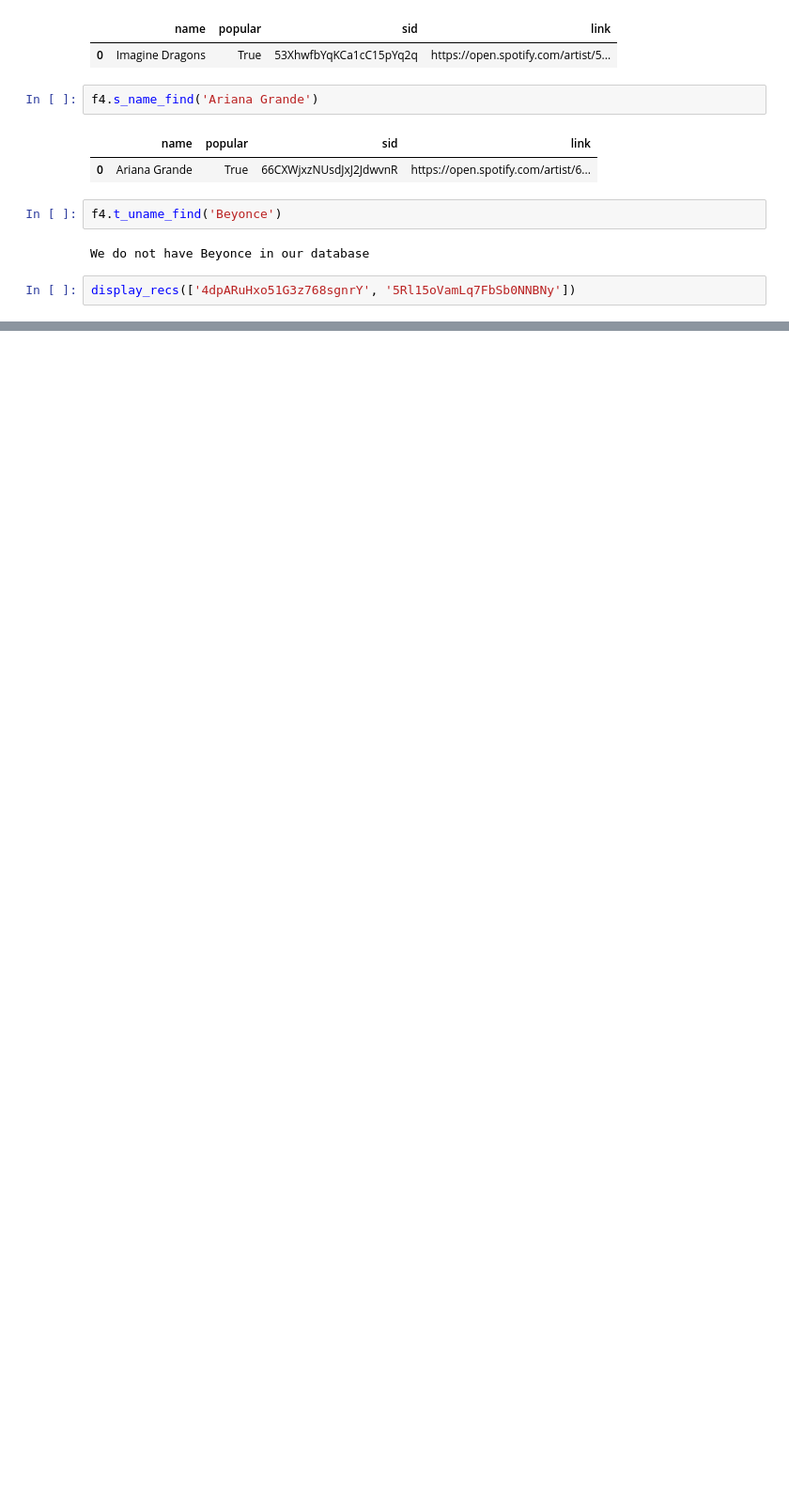
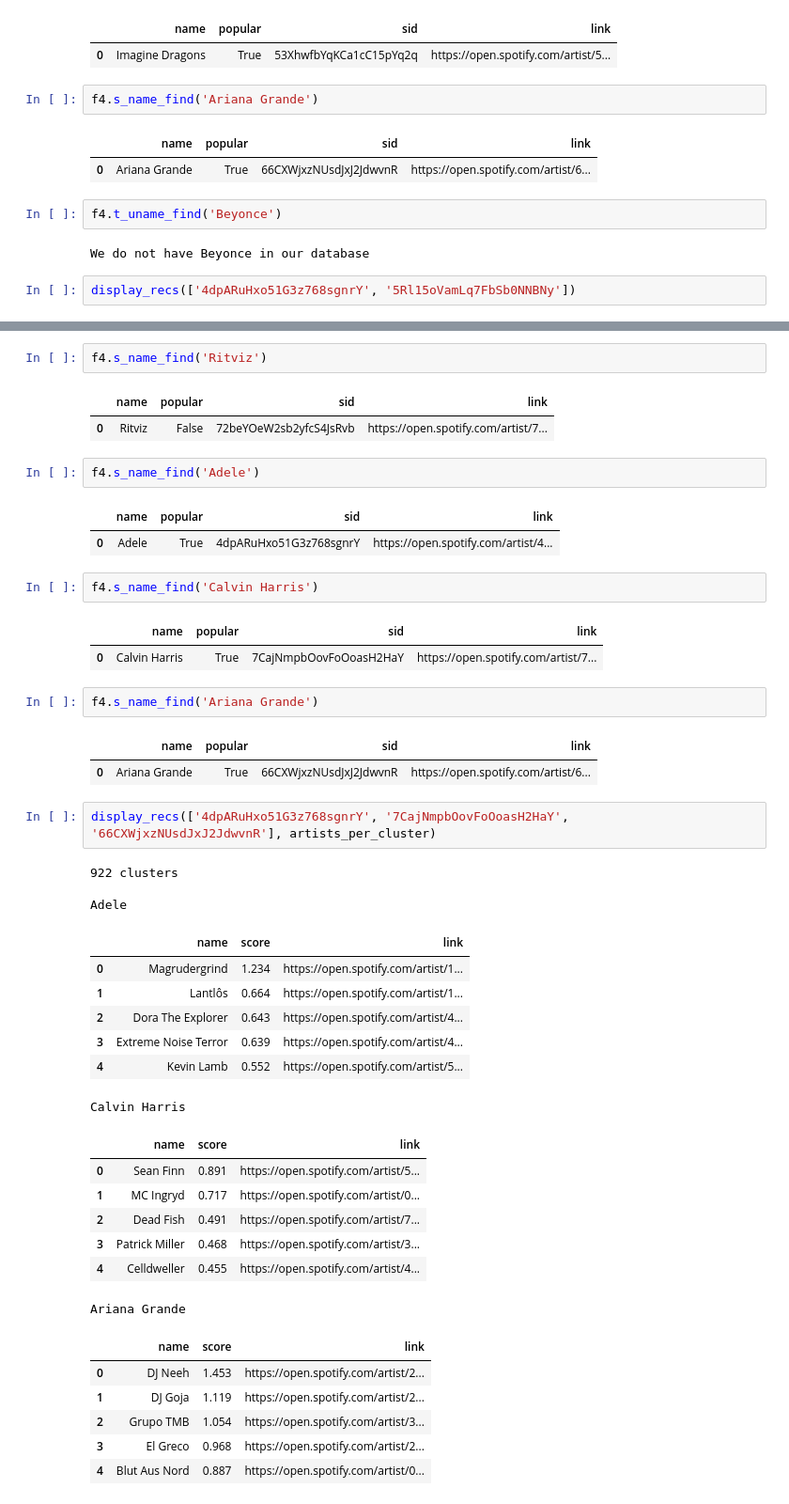
Before and after one commit to TylerJang27/Twitifynd, a Jupyter notebook: Survey Results.ipynb, the cells around one changed output, grey strips where cells are left out. Shown: that part at 94% size. Cells and saved outputs as stored; diff of their text form; blank space fills up the shorter version.

```diff
--- a/Survey Results.ipynb
+++ b/Survey Results.ipynb
@@ -372,0 +423,46 @@ display_recs(['4dpARuHxo51G3z768sgnrY', '5Rl15oVamLq7FbSb0NNBNy'])
+# %%
+f4.s_name_find('Ritviz')
+# %% [output]
+|  | name | popular | sid | link |
+| 0 | Ritviz | False | 72beYOeW2sb2yfcS4JsRvb | https://open.spotify.com/artist/7... |
+# %%
+f4.s_name_find('Adele')
+# %% [output]
+|  | name | popular | sid | link |
+| 0 | Adele | True | 4dpARuHxo51G3z768sgnrY | https://open.spotify.com/artist/4... |
+# %%
+f4.s_name_find('Calvin Harris')
+# %% [output]
+|  | name | popular | sid | link |
+| 0 | Calvin Harris | True | 7CajNmpbOovFoOoasH2HaY | https://open.spotify.com/artist/7... |
+# %%
+f4.s_name_find('Ariana Grande')
+# %% [output]
+|  | name | popular | sid | link |
+| 0 | Ariana Grande | True | 66CXWjxzNUsdJxJ2JdwvnR | https://open.spotify.com/artist/6... |
+# %%
+display_recs(['4dpARuHxo51G3z768sgnrY', '7CajNmpbOovFoOoasH2HaY', '66CXWjxzNUsdJxJ2JdwvnR'], artists_per_cluster)
+# %% [output]
+922 clusters
+
+Adele
+|  | name | score | link |
+| 0 | Magrudergrind | 1.234 | https://open.spotify.com/artist/1... |
+| 1 | Lantlôs | 0.664 | https://open.spotify.com/artist/1... |
+| 2 | Dora The Explorer | 0.643 | https://open.spotify.com/artist/4... |
+| 3 | Extreme Noise Terror | 0.639 | https://open.spotify.com/artist/4... |
+| 4 | Kevin Lamb | 0.552 | https://open.spotify.com/artist/5... |
+Calvin Harris
+|  | name | score | link |
+| 0 | Sean Finn | 0.891 | https://open.spotify.com/artist/5... |
+| 1 | MC Ingryd | 0.717 | https://open.spotify.com/artist/0... |
+| 2 | Dead Fish | 0.491 | https://open.spotify.com/artist/7... |
+| 3 | Patrick Miller | 0.468 | https://open.spotify.com/artist/3... |
+| 4 | Celldweller | 0.455 | https://open.spotify.com/artist/4... |
+Ariana Grande
+|  | name | score | link |
+| 0 | DJ Neeh | 1.453 | https://open.spotify.com/artist/2... |
+| 1 | DJ Goja | 1.119 | https://open.spotify.com/artist/2... |
+| 2 | Grupo TMB | 1.054 | https://open.spotify.com/artist/3... |
+| 3 | El Greco | 0.968 | https://open.spotify.com/artist/2... |
+| 4 | Blut Aus Nord | 0.887 | https://open.spotify.com/artist/0... |
```
Also changed, not shown: parts of 102 cells of this notebook.
